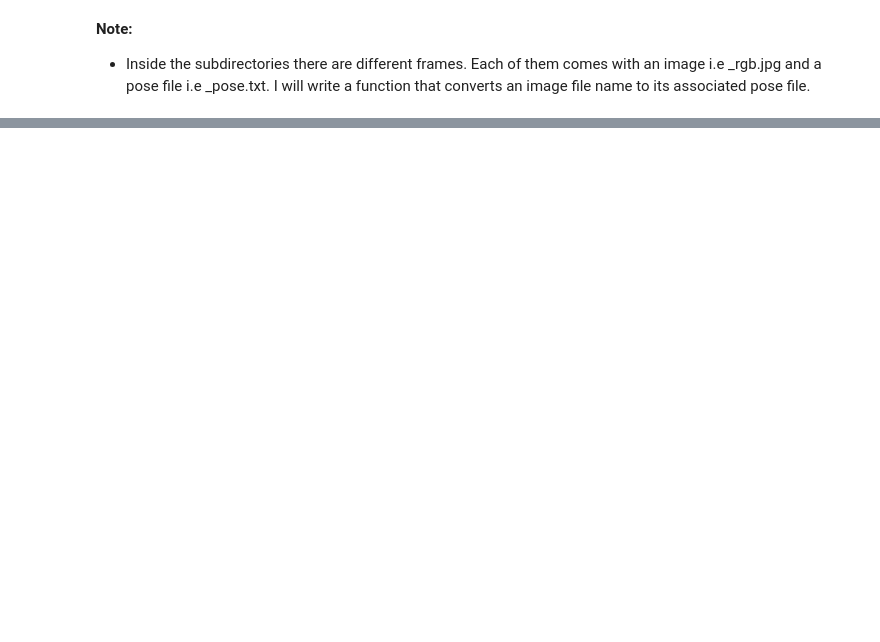
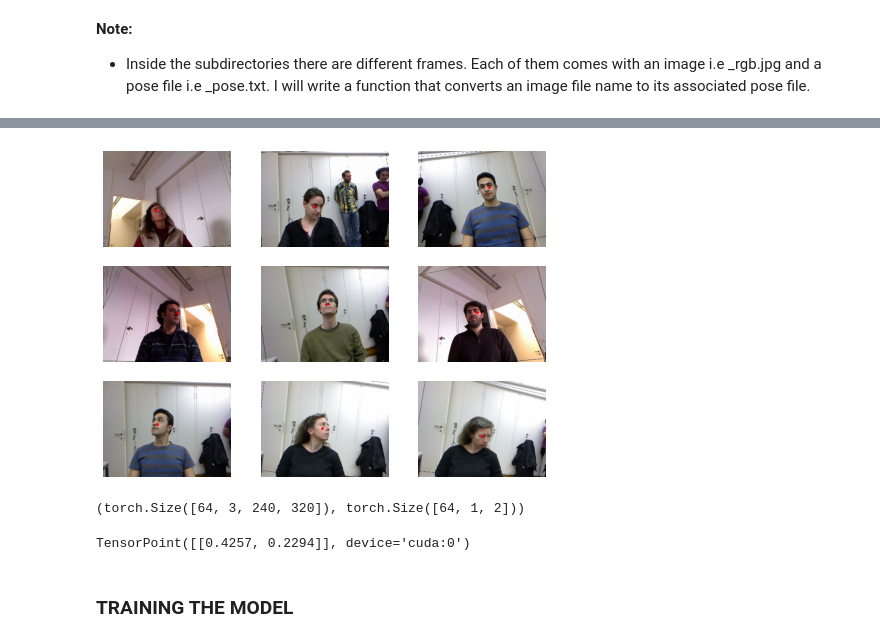
Before and after one commit to ThinamXx/Fastai, a Jupyter notebook: 5. MultilabelClassification Regression/Regression.ipynb, the cells around one changed output, grey strips where cells are left out. Cells and saved outputs as stored; diff of their text form; code cells hidden in the pictures; blank space fills up the shorter version.

```diff
--- a/5. MultilabelClassification Regression/Regression.ipynb
+++ b/5. MultilabelClassification Regression/Regression.ipynb
@@ -47,0 +69,27 @@ Path('/root/.fastai/data/biwi_head_pose/11/frame_00510_pose.txt')
+# %%
+#@ INITIALIZING DATABLOCK:
+biwi = DataBlock(blocks=(ImageBlock, PointBlock),                       # Initializing Blocks.
+                 get_items=get_image_files,                             # Getting Images.
+                 get_y=get_ctr,                                         # Getting Coordinates.
+                 splitter=FuncSplitter(lambda o: o.parent.name=="13"),  # Splitting Images.
+                 batch_tfms=[*aug_transforms(size=(240, 320)),
+                             Normalize.from_stats(*imagenet_stats)])    # Batch Transformations.
+# %%
+#@ INITIALIZING DATALOADERS:
+dls = biwi.dataloaders(path)                                            # Initializing DataLoaders.
+dls.show_batch(max_n=9, figsize=(8, 6))                                 # Inspecting Batches.
+# %% [output]
+[figure, added]
+# %%
+#@ INSPECTING TENSORS:
+xb, yb = dls.one_batch()                         # Getting a Batch of Images.
+xb.shape, yb.shape                               # Inspecting Shape.
+# %% [output]
+(torch.Size([64, 3, 240, 320]), torch.Size([64, 1, 2]))
+# %%
+#@ INSPECTING RANGE:
+yb[0]                                            # Inspecting Target Range.
+# %% [output]
+TensorPoint([[0.4257, 0.2294]], device='cuda:0')
+# %% [markdown]
+### **TRAINING THE MODEL**
```
Also changed, not shown: parts of 14 cells of this notebook.
